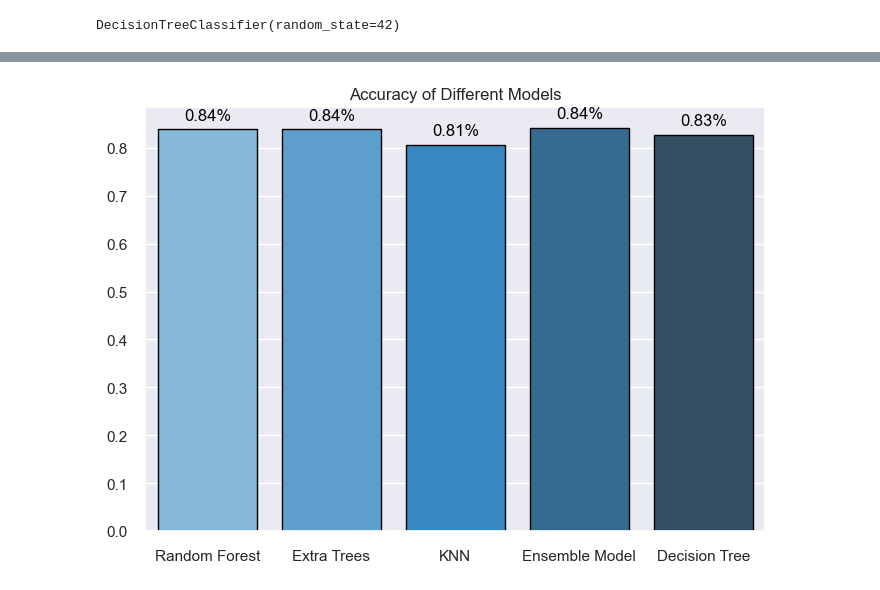
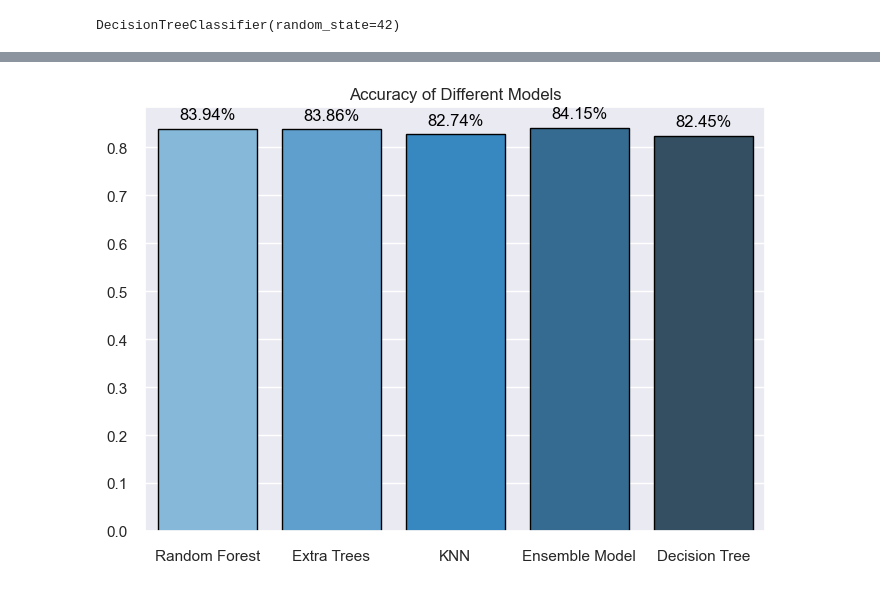
Before and after one commit to yaseen1998/AI_Orange_Course, a Jupyter notebook: Assigment_2/models_regression.ipynb, the cells around one changed output, grey strips where cells are left out. Drawn from its saved outputs; the diff is of its cells as text; code cells hidden in the pictures.

```diff
--- a/Assigment_2/models_regression.ipynb
+++ b/Assigment_2/models_regression.ipynb
@@ -156,4 +54,0 @@ random_tree_model = RandomTreesEmbedding(n_estimators=100, random_state=42)
-# %%
-
-ada_model.fit(x_train_sm, y_train_sm)
-print("AdaBoost Accuracy: ", accuracy_score(y_test, ada_model.predict(x_test)))
@@ -162,3 +54,0 @@ Error:
-# %%
-bagging_model.fit(x_train_sm, y_train_sm)
-print("Bagging Accuracy: ", accuracy_score(y_test, bagging_model.predict(x_test)))
@@ -167,3 +54,0 @@ Bagging Accuracy:  0.83665
-# %%
-gb_model.fit(x_train_sm, y_train_sm)
-print("Gradient Boosting Accuracy: ", accuracy_score(y_test, gb_model.predict(x_test)))
@@ -172,4 +54,0 @@ Gradient Boosting Accuracy:  0.67075
-# %%
-
-hist_model.fit(x_train_sm, y_train_sm)
-print("Hist Gradient Boosting Accuracy: ", accuracy_score(y_test, hist_model.predict(x_test)))
@@ -233,29 +110,29 @@ Decision Tree Accuracy: 0.828
 # %%
 res_plot = pd.DataFrame({
     "Random Forest": [rf_accuracy],
     "Extra Trees": [et_accuracy],
     "KNN": [knn_accuracy],
     "Ensemble Model": [ensemble_accuracy],
     "Decision Tree": [des_accuracy]
 }, index=["Accuracy"])
 sns.set_theme(style="darkgrid")
 sns.barplot(data=res_plot, palette="Blues_d", linewidth=1, edgecolor="black", saturation=1)
 # add text to barplot
 for p in plt.gca().patches:
     plt.gca().annotate(
-        f"{round(p.get_height()+.00001 * 100, 2)}%",
+        f"{round((p.get_height()+.0001) * 100, 2)}%",
         (p.get_x() + p.get_width() / 2, p.get_height()),
         ha="center",
         va="center",
         fontsize=12,
         color="black",
         xytext=(0, 10),
         textcoords="offset points",
     )
 plt.title("Accuracy of Different Models")
 plt.show()
 # %% [output]
-[figure, old version]
+[figure, new version]
 # %%
 cross_val_rf = cross_val_predict(rf_model, x_train_sm, y_train_sm, cv=10)
 cross_val_et = cross_val_predict(et_model, x_train_sm, y_train_sm, cv=10)
```
Also changed, not shown: parts of 23 cells of this notebook, 9 other files.
